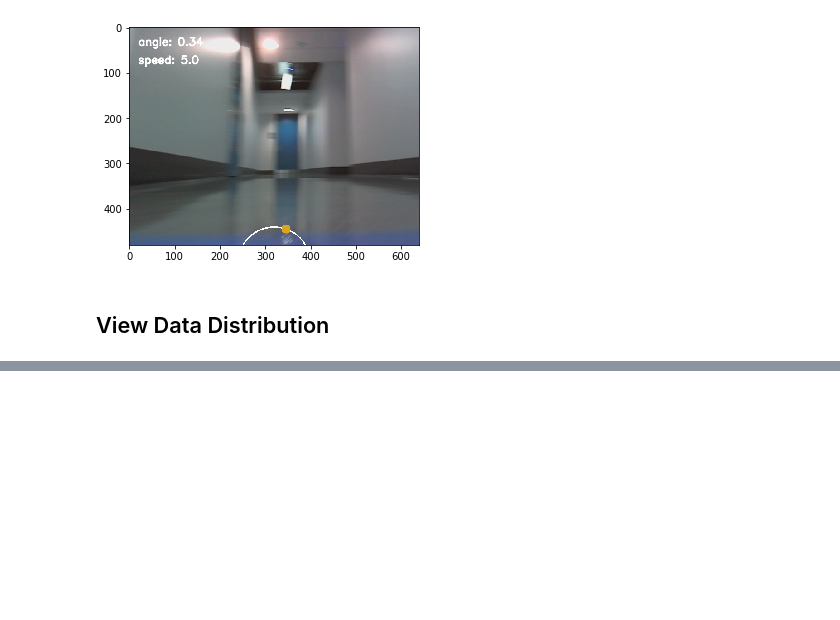
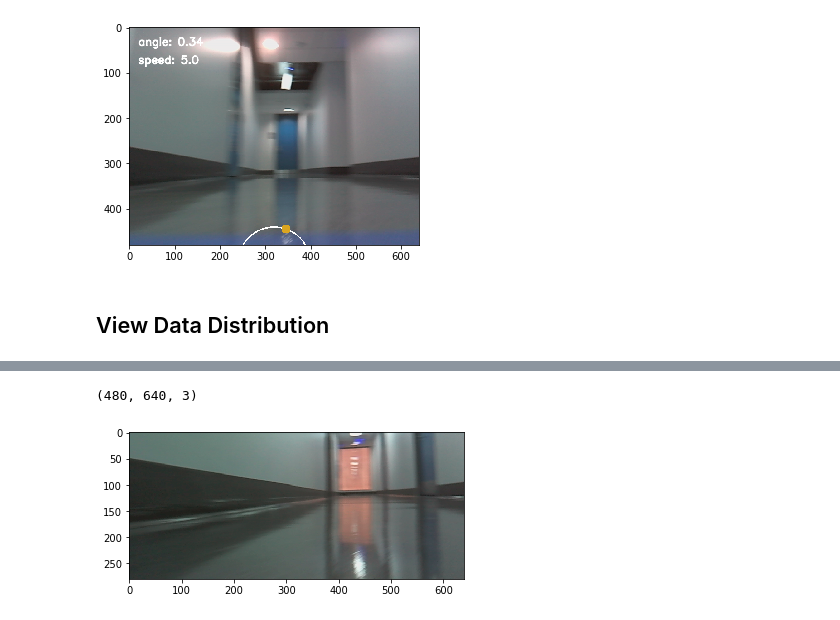
Before and after one commit to mlab-upenn/f110_Imitation-Learning, a Jupyter notebook: data_exploration.ipynb, the cells around one changed output, grey strips where cells are left out. Cells and saved outputs as stored; diff of their text form; code cells hidden in the pictures; blank space fills up the shorter version.

```diff
--- a/data_exploration.ipynb
+++ b/data_exploration.ipynb
@@ -136,0 +148,9 @@ plt.show()
+# %%
+#Choosing a good crop
+print(cv_img.shape)
+cv_crop = cv_img[200:, :, :]
+plt.imshow(cv_crop)
+plt.show()
+# %% [output]
+(480, 640, 3)
+[figure, added]
```
Also changed, not shown: parts of 5 cells of this notebook, 3 other files.
